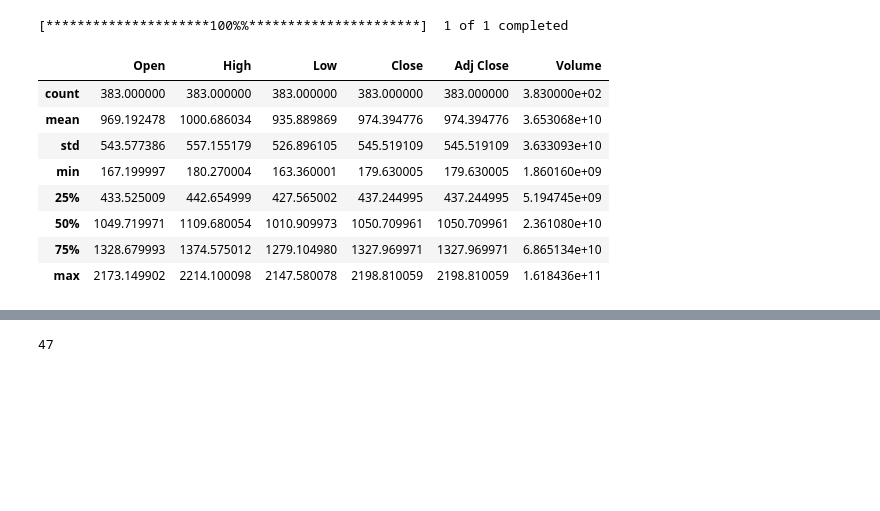
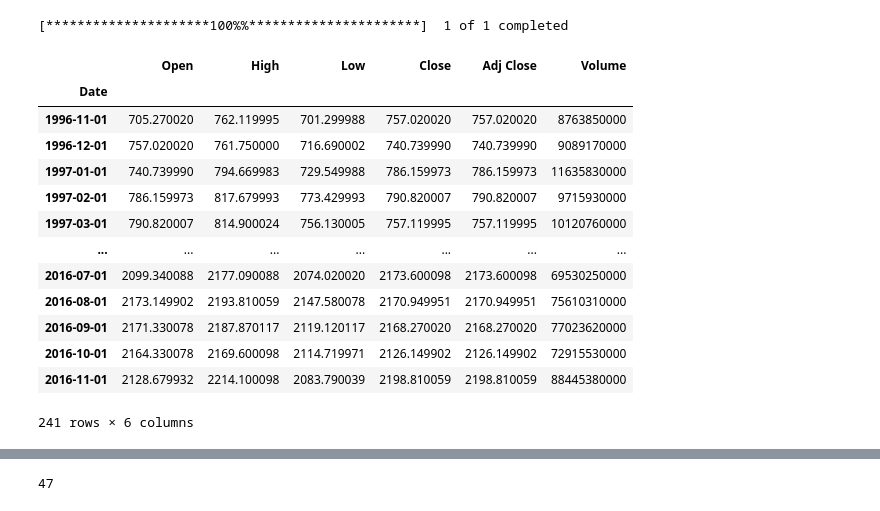
Before and after one commit to rinaaro/TS-project---HMM, a Jupyter notebook: Data_collection.ipynb, the cells around one changed output, grey strips where cells are left out. Cells and saved outputs as stored; diff of their text form; code cells hidden in the pictures; blank space fills up the shorter version.

```diff
--- a/Data_collection.ipynb
+++ b/Data_collection.ipynb
@@ -14,20 +14,25 @@ import matplotlib.pyplot as plt
 # %%
 ticker = "^GSPC"  # S&P 500 index symbol
 
-data = yf.download(ticker, start="1950-01-01", end="2016-11-30", interval="1mo")
+data = yf.download(ticker, start="1996-11-01", end="2016-11-30", interval="1mo")
 data.dropna(inplace=True)
-data.describe()
+data
 # %% [output]
 [*********************100%%**********************]  1 of 1 completed
 |  | Open | High | Low | Close | Adj Close | Volume |
-| count | 383.000000 | 383.000000 | 383.000000 | 383.000000 | 383.000000 | 3.830000e+02 |
-| mean | 969.192478 | 1000.686034 | 935.889869 | 974.394776 | 974.394776 | 3.653068e+10 |
-| std | 543.577386 | 557.155179 | 526.896105 | 545.519109 | 545.519109 | 3.633093e+10 |
-| min | 167.199997 | 180.270004 | 163.360001 | 179.630005 | 179.630005 | 1.860160e+09 |
-| 25% | 433.525009 | 442.654999 | 427.565002 | 437.244995 | 437.244995 | 5.194745e+09 |
-| 50% | 1049.719971 | 1109.680054 | 1010.909973 | 1050.709961 | 1050.709961 | 2.361080e+10 |
-| 75% | 1328.679993 | 1374.575012 | 1279.104980 | 1327.969971 | 1327.969971 | 6.865134e+10 |
-| max | 2173.149902 | 2214.100098 | 2147.580078 | 2198.810059 | 2198.810059 | 1.618436e+11 |
+| Date |  |  |  |  |  |  |
+| 1996-11-01 | 705.270020 | 762.119995 | 701.299988 | 757.020020 | 757.020020 | 8763850000 |
+| 1996-12-01 | 757.020020 | 761.750000 | 716.690002 | 740.739990 | 740.739990 | 9089170000 |
+| 1997-01-01 | 740.739990 | 794.669983 | 729.549988 | 786.159973 | 786.159973 | 11635830000 |
+| 1997-02-01 | 786.159973 | 817.679993 | 773.429993 | 790.820007 | 790.820007 | 9715930000 |
+| 1997-03-01 | 790.820007 | 814.900024 | 756.130005 | 757.119995 | 757.119995 | 10120760000 |
+| ... | ... | ... | ... | ... | ... | ... |
+| 2016-07-01 | 2099.340088 | 2177.090088 | 2074.020020 | 2173.600098 | 2173.600098 | 69530250000 |
+| 2016-08-01 | 2173.149902 | 2193.810059 | 2147.580078 | 2170.949951 | 2170.949951 | 75610310000 |
+| 2016-09-01 | 2171.330078 | 2187.870117 | 2119.120117 | 2168.270020 | 2168.270020 | 77023620000 |
+| 2016-10-01 | 2164.330078 | 2169.600098 | 2114.719971 | 2126.149902 | 2126.149902 | 72915530000 |
+| 2016-11-01 | 2128.679932 | 2214.100098 | 2083.790039 | 2198.810059 | 2198.810059 | 88445380000 |
+241 rows × 6 columns
 # %%
 descriptive_stats = {
     "Price": ["Open", "High", "Low", "Close"],
```
Also changed, not shown: parts of 3 cells of this notebook.
